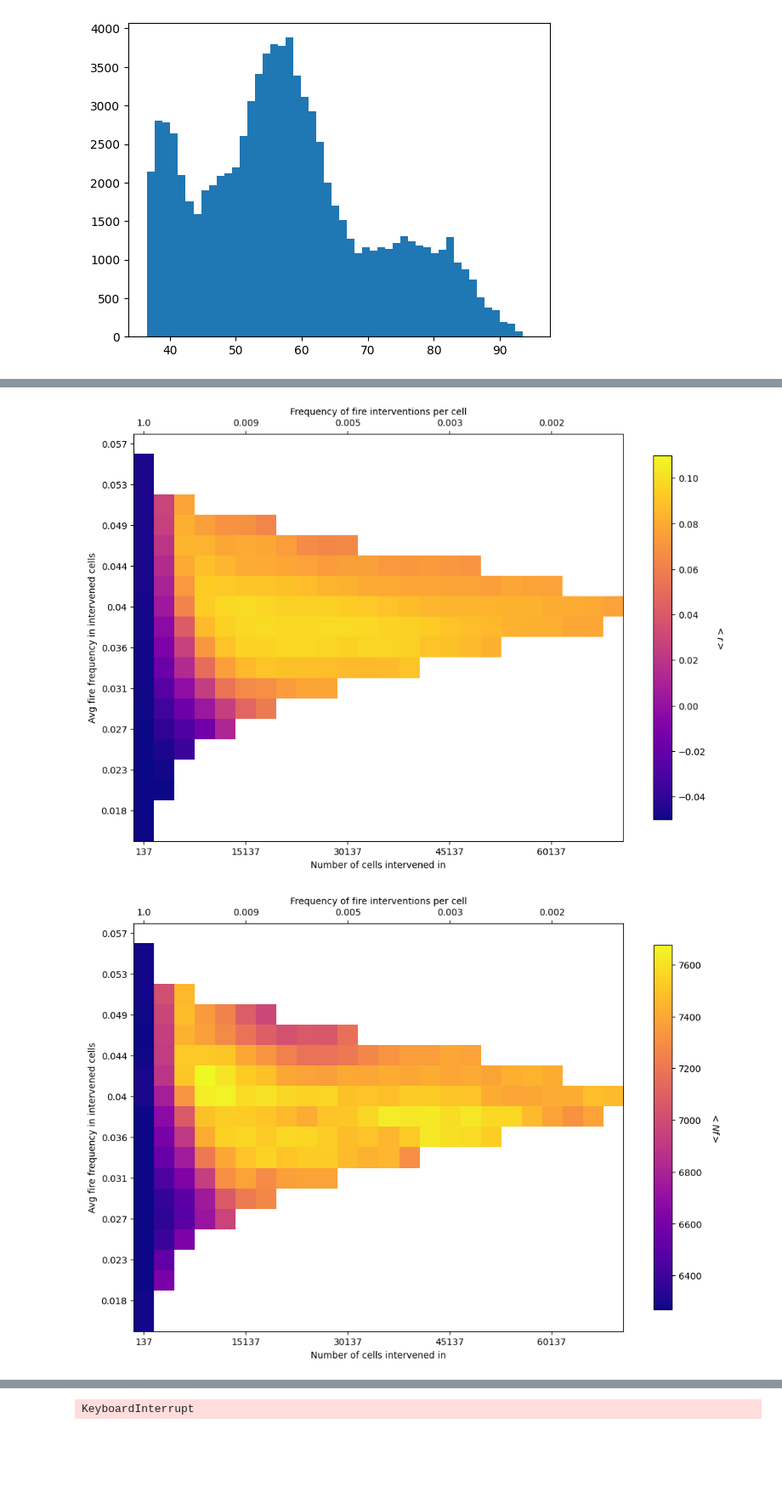
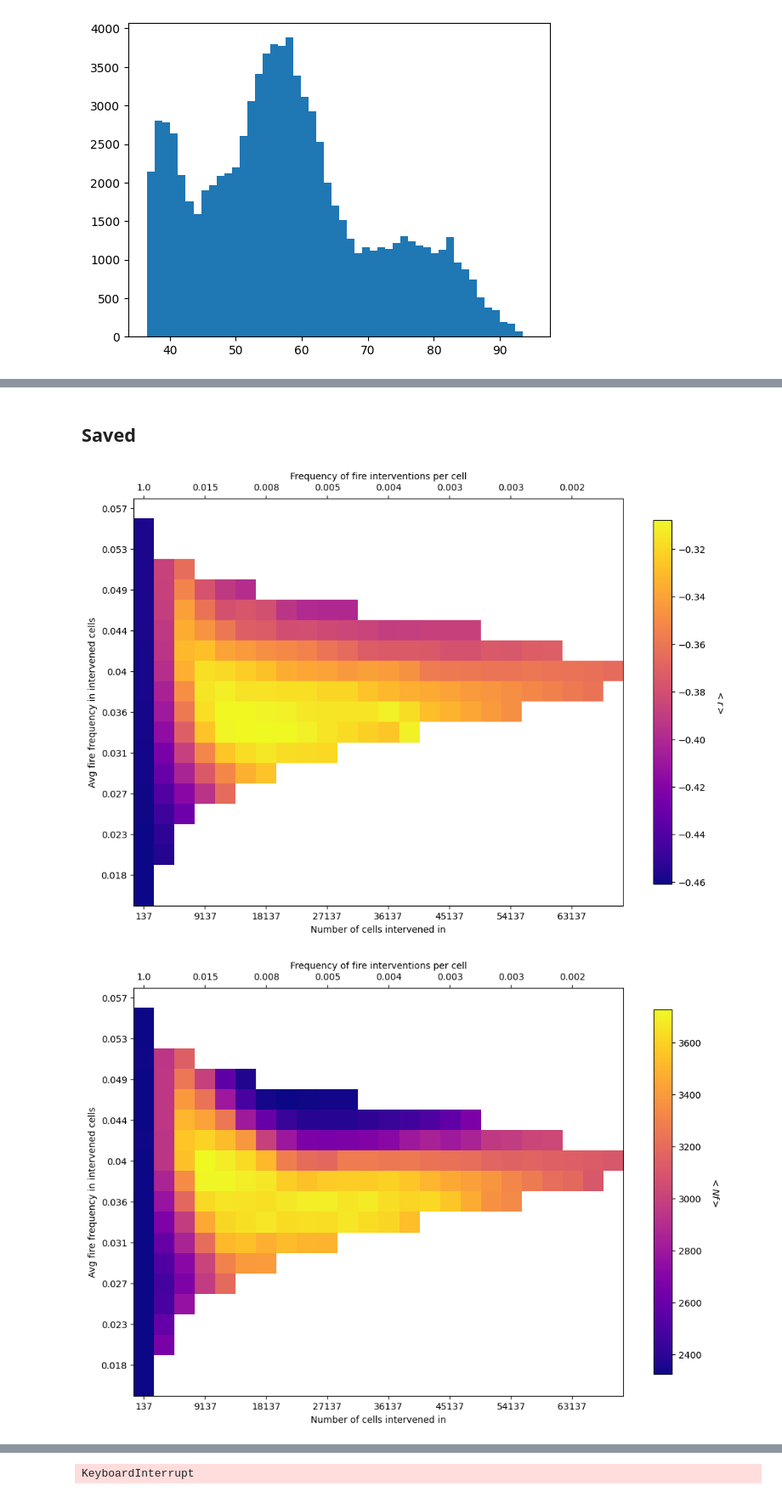
Before and after one commit to patricklawton/TecateCypress, a Jupyter notebook: sensitivity/viz.ipynb, the cells around one changed output, grey strips where cells are left out. Shown: that part at 85% size. Saved outputs shown, nothing was run; the diff lists cells and outputs as text; code cells hidden in the pictures; blank space fills up the shorter version.

```diff
--- a/sensitivity/viz.ipynb
+++ b/sensitivity/viz.ipynb
@@ -28,21 +121,0 @@ fri_vec = b_vec * gamma(1+1/c)
-# %%
-Aeff = 7.29
-jobs = project.find_jobs({'doc.simulated': True, 'Aeff': Aeff})
-all_fri = np.tile(fri_vec, len(jobs))
-fn = "aggregate_data/all_r_{}.npy".format(Aeff)
-if not os.path.isfile(fn):
-# if True:
-    all_r = np.array([])
-    for job_i, job in enumerate(jobs):
-        with job.data as data:
-            frac_change_vec = []
-            for b in b_vec:
-                frac_change_vec.append(float(data['fractional_change/{}'.format(b)]))
-        all_r = np.append(all_r, frac_change_vec)
-    if not os.path.isdir('aggregate_data'):
-        os.makedirs('aggregate_data')
-    with open(fn, 'wb') as handle:
-        np.save(handle, all_r)
-else:
-    with open(fn, 'rb') as handle:
-        all_r = np.load(handle)
@@ -188,57 +241,53 @@ freq_bin_edges = np.arange(fire_freqs_sorted[slice_left_min], fire_freqs_sorted[
 # Loop over different resource constraint values
 # baseline_areas = np.arange(0.02, 0.53, 0.03) #km
 baseline_areas = np.array([5, 10]) #km
+# %% [markdown]
+## Saved
 # %%
-# for baseline_area in baseline_areas:
-for baseline_area in [10]:
-    # n_cell_baseline = round((baseline_area*1e6)/270)
+for baseline_area in baseline_areas:
     n_cell_baseline = round(baseline_area/A_cell)
-    fif_baseline = 1
     constraint = n_cell_baseline * fif_baseline
-    n_cell_vec = np.arange(n_cell_baseline, len(fire_freqs)-slice_left_min, 3000)
+    n_cell_vec = np.load(f"aggregate_data/Aeff_{Aeff}/n_cell_vec_{constraint}.npy")
     fif_vec = np.array([constraint/n_cell for n_cell in n_cell_vec])
     for metric in ['r', 'Nf']:
-        fn = "phase_mats/Aeff_{}/phase_{}_{}.npy".format(Aeff, metric, round(constraint))
+        fn = "phase_mats/Aeff_{}/phase_{}_{}_{}.npy".format(Aeff, metric, round(constraint), t_final)
         if not os.path.isfile(fn): continue
         phase_space = np.load(fn)
-        # print(phase_space)
         phase_space = np.ma.masked_where(phase_space==0, phase_space)
-        fn = "aggregate_data/{}_expect_nochange_Aeff{}.json".format(metric, Aeff)
+        fn = f"aggregate_data/Aeff_{Aeff}/{metric}_expect_nochange_{t_final}.json"
         with open(fn, 'r') as handle:
             metric_baseline = json.load(handle)
             metric_baseline = metric_baseline["{}_expect_nochange".format(metric)]
         fig, ax = plt.subplots(figsize=(12,12))
         phase_flat = phase_space.flatten()
         cmap = copy.copy(matplotlib.cm.plasma)
-        # phase_max = np.max(phase_flat)
         '''doing this for now bc some runs are bad'''
         if metric=='r':
-            # phase_max = np.quantile(phase_flat[phase_flat != np.ma.masked], 0.98)
-            phase_max = 0.11
+            phase_max = np.quantile(phase_flat[phase_flat != np.ma.masked], 0.98)
+            # phase_max = 0.11
         if metric=='Nf':
             phase_max = max(phase_flat[phase_flat != np.ma.masked])
         cmap.set_bad('white')
-        cmap.set_over('k')
+        # cmap.set_over('k')
         im = ax.imshow(phase_space, norm=matplotlib.colors.Normalize(vmin=metric_baseline, vmax=phase_max), cmap=cmap)
         cbar = ax.figure.colorbar(im, ax=ax, location="right", shrink=0.6)
         cbar.ax.set_ylabel(r'$<{}>$'.format(metric), rotation=-90, fontsize=10, labelpad=20)
-        freq_bin_cntrs = np.array([edge+freq_bw/2 for edge in freq_bin_edges]) #should read this in
         ytick_spacing = 2
         ytick_labels = np.flip(freq_bin_cntrs)[::ytick_spacing]
         yticks = np.arange(0,len(freq_bin_cntrs),ytick_spacing)
         ax.set_yticks(yticks, labels=np.round(ytick_labels, decimals=3));
         ax.set_ylabel('Avg fire frequency in intervened cells')
-        xtick_spacing = 5
+        xtick_spacing = 3
         xticks = np.arange(0,len(n_cell_vec),xtick_spacing)
         ax.set_xticks(xticks, labels=n_cell_vec[::xtick_spacing]);
         ax.set_xlabel('Number of cells intervened in')
         secax = ax.secondary_xaxis('top')
         secax.set_xticks(xticks, labels=np.round(fif_vec[::xtick_spacing], decimals=3));
         secax.set_xlabel('Frequency of fire interventions per cell')
-        # fig.savefig('figs/Aeff_{}/phase_{}_{}.png'.format(Aeff,metric,round(constraint)), bbox_inches='tight')
+        fig.savefig('figs/Aeff_{}/phase_{}_{}.png'.format(Aeff,metric,round(constraint)), bbox_inches='tight')
 # %% [output]
-[figure, old version]
+[figure, new version]
-[figure, old version]
+[figure, new version]
 # %%
 fig, ax = plt.subplots(figsize=(12,8))
 A_vec = np.array([1,0.5,5,10,100])
```
Also changed, not shown: parts of 17 cells of this notebook, 40 other files.
